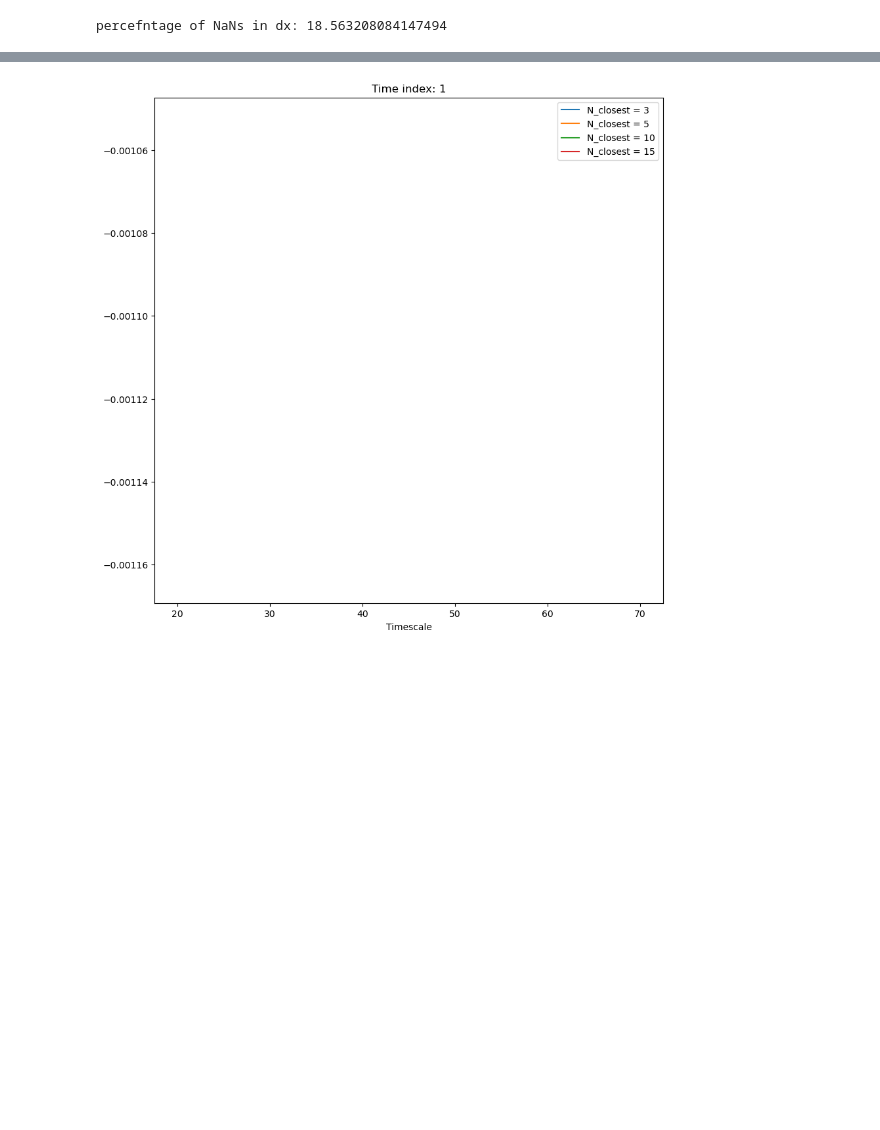
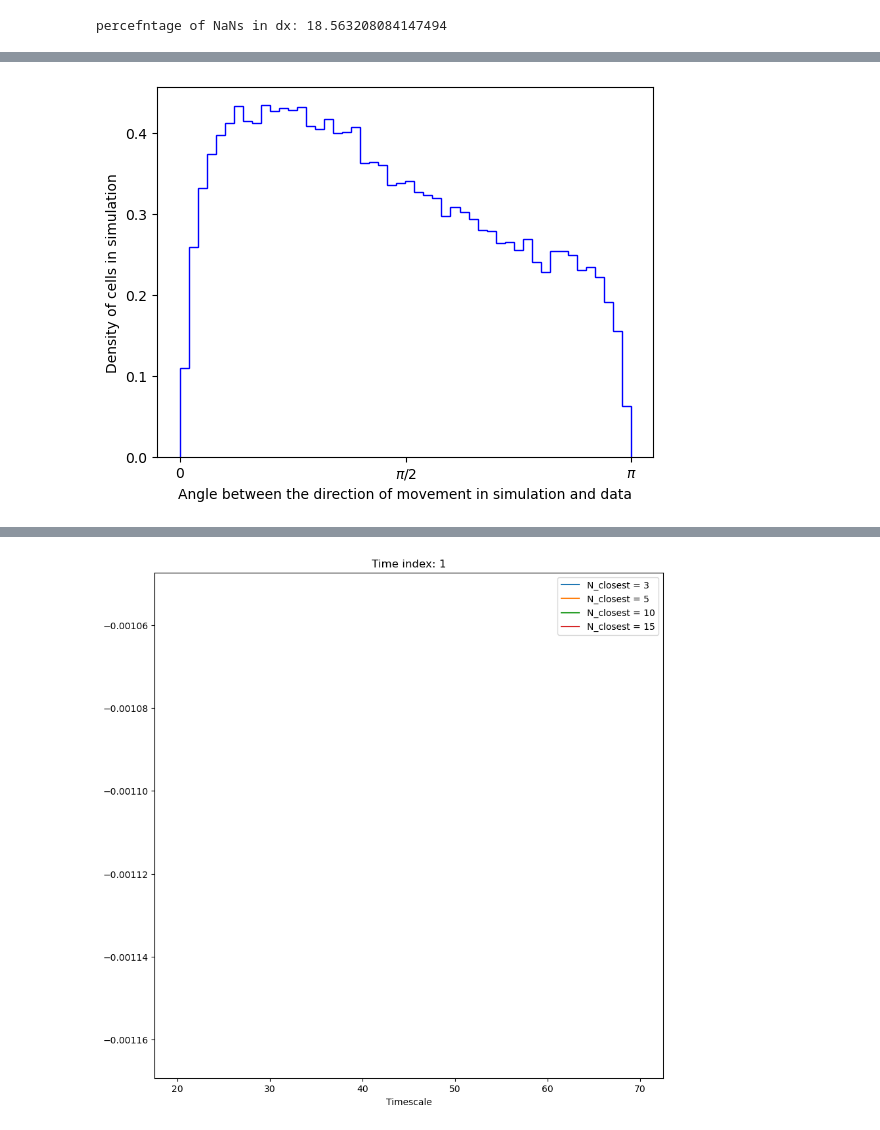
Before and after one commit to JakobSchauser/Thesis, a Jupyter notebook: CompareToData/CompareTesting.ipynb, the cells around one changed output, grey strips where cells are left out. Saved outputs shown, nothing was run; the diff lists cells and outputs as text; code cells hidden in the pictures; blank space fills up the shorter version.

```diff
--- a/CompareToData/CompareTesting.ipynb
+++ b/CompareToData/CompareTesting.ipynb
@@ -115,7 +116,7 @@ from scipy.spatial.distance import cdist
 
 def get_scores(time_index, N_closest = 5, timescale = 50):
     sim_d = (sim[timescale*(time_index+1)] - sim[timescale*time_index])
-    sim_poss = sim[timescale*time_index]
+    sim_poss = sim[timescale*time_index+1]
 
     scores = np.empty(sim_poss.shape[0])
     for i in range(sim_poss.shape[0]):
@@ -159,20 +160,22 @@ def get_scores(time_index, N_closest = 5, timescale = 50):
         # compute the score
         score = np.dot(data_d_vector, sim_d_vector)
 
+        score = np.arccos(score)
+
         # score = np.mean([np.abs(dx), np.abs(dy), np.abs(dz)])
         # score = np.mean([np.abs(sim_d[i][0] - dx), np.abs(sim_d[i][1] - dy), np.abs(sim_d[i][2] - dz)])
         scores[i] = score
 
     return scores
 
-time_indices = [1,2,3,4,5,6]
-N_closest = [3,5,10,15]
-timescales = [10, 20, 50, 70]
-overview = np.empty((len(time_indices), len(N_closest), len(timescales)))
+# time_indices = [1,2,3,4,5,6]
+# N_closest = [3,5,10,15]
+# timescales = [10, 20, 50, 70]
+# overview = np.empty((len(time_indices), len(N_closest), len(timescales)))
 
-for i, time_index in enumerate(time_indices):
-    for j, N in enumerate(N_closest):
-        for k, timescale in enumerate(timescales):
-            print(f"time_index: {time_index}, N: {N}, timescale: {timescale}")
-            scores = get_scores(time_index, N, timescale)
-            overview[i,j,k] = np.mean(scores)
+# for i, time_index in enumerate(time_indices):
+#     for j, N in enumerate(N_closest):
+#         for k, timescale in enumerate(timescales):
+#             print(f"time_index: {time_index}, N: {N}, timescale: {timescale}")
+#             scores = get_scores(time_index, N, timescale)
+#             overview[i,j,k] = np.mean(scores)
@@ -263,0 +185,7 @@ overview.shape
+# %%
+color_scores = []
+timescale = 100
+for time_index in range(20):
+    print(f"{int(time_index)} out of {20}", end = '\n')
+    scores = get_scores(time_index+2, 15, timescale)
+    color_scores.append(scores)
@@ -263,0 +210,10 @@ overview.shape
+# %%
+
+flat_scores = np.array(color_scores[5:15]).flatten()
+plt.hist(flat_scores[flat_scores < 4], bins = 50, histtype='step', color='b', label = '15th frame', density = True)
+plt.xlabel('Angle between the direction of movement in simulation and data')
+plt.ylabel('Density of cells in simulation')
+plt.xticks([0, np.pi/2,  np.pi], ['0', r'$\pi/2$', r'$\pi$'])
+plt.show()
+# %% [output]
+[figure, added]
```
Also changed, not shown: parts of 10 cells of this notebook, 3 other files.
